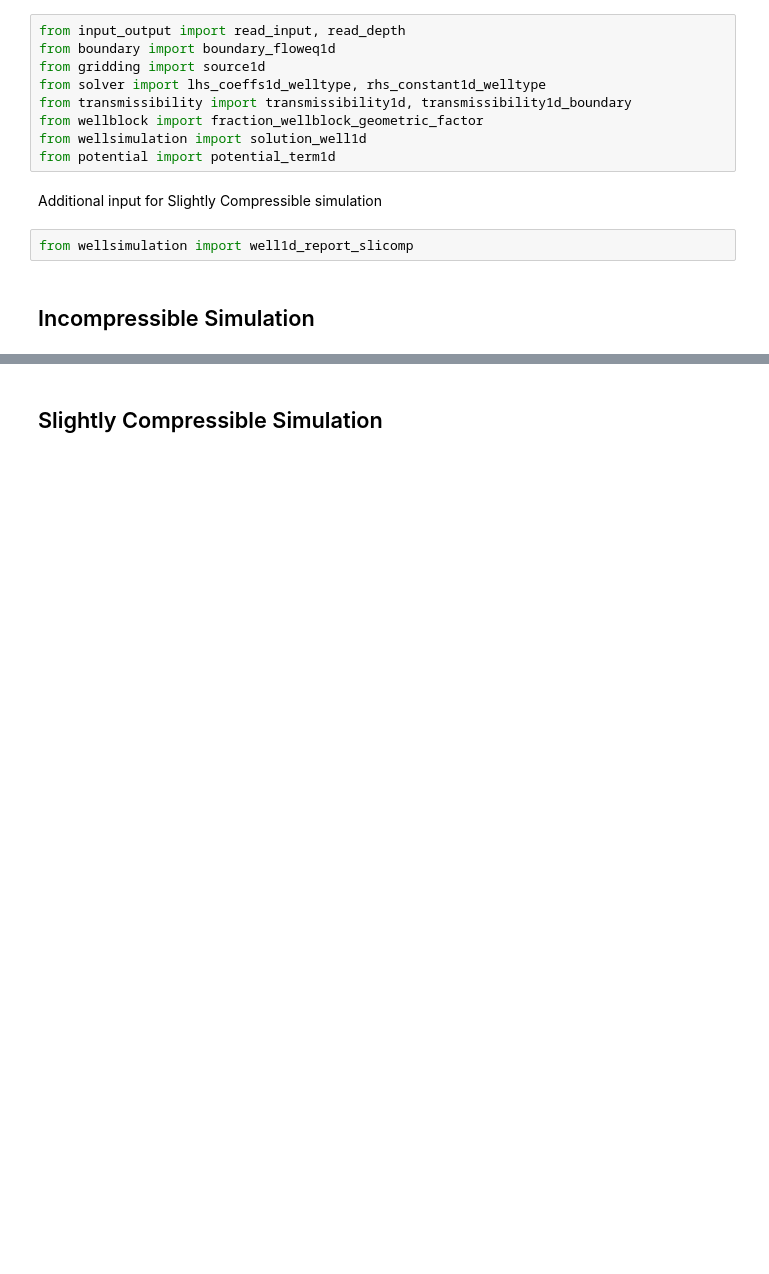
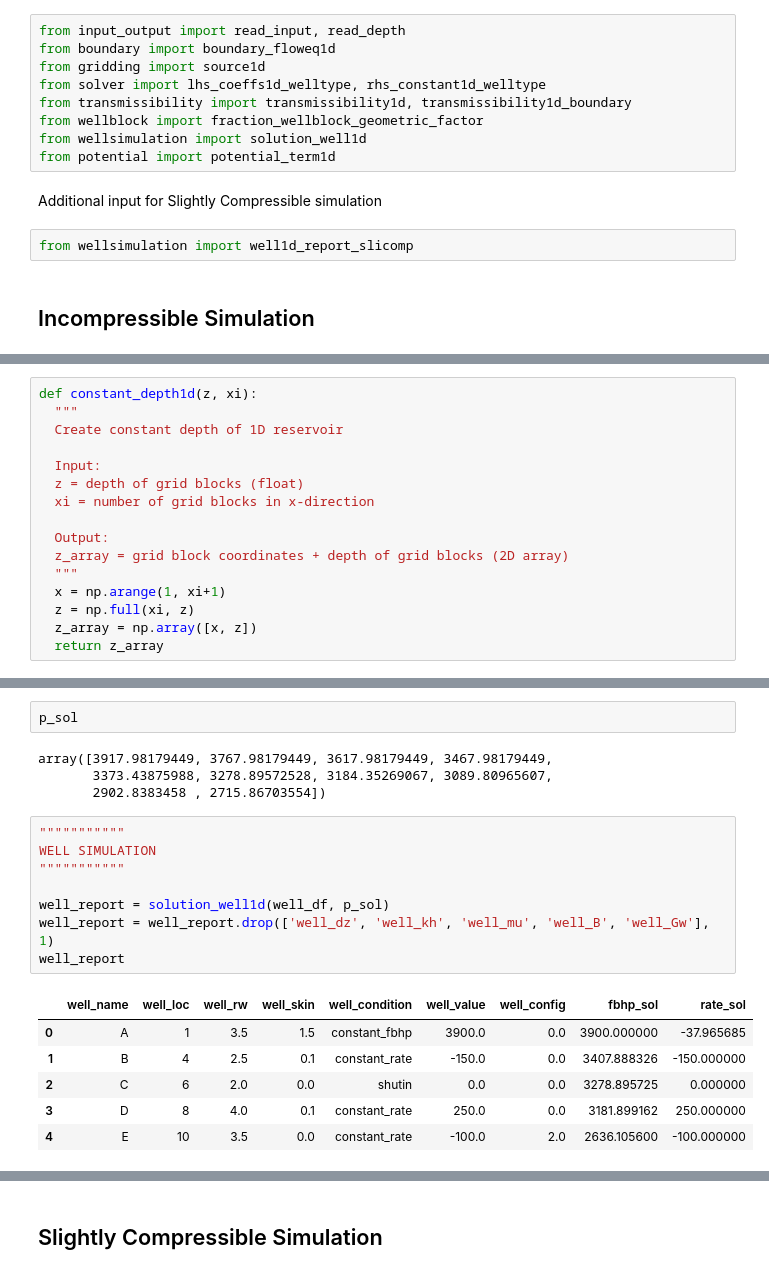
Before and after one commit to yohanesnuwara/pyresim, a Jupyter notebook: simulators/PyReSim1d.ipynb, the cells around one changed output, grey strips where cells are left out. Cells and saved outputs as stored; diff of their text form; blank space fills up the shorter version.

```diff
--- a/simulators/PyReSim1d.ipynb
+++ b/simulators/PyReSim1d.ipynb
@@ -34,0 +37,16 @@ from wellsimulation import well1d_report_slicomp
+# %%
+def constant_depth1d(z, xi):
+  """
+  Create constant depth of 1D reservoir
+
+  Input:
+  z = depth of grid blocks (float)
+  xi = number of grid blocks in x-direction
+
+  Output:
+  z_array = grid block coordinates + depth of grid blocks (2D array)
+  """
+  x = np.arange(1, xi+1)
+  z = np.full(xi, z)
+  z_array = np.array([x, z])
+  return z_array
@@ -34,0 +254,21 @@ from wellsimulation import well1d_report_slicomp
+# %%
+p_sol
+# %% [output]
+array([3917.98179449, 3767.98179449, 3617.98179449, 3467.98179449,
+       3373.43875988, 3278.89572528, 3184.35269067, 3089.80965607,
+       2902.8383458 , 2715.86703554])
+# %%
+"""""""""""
+WELL SIMULATION
+"""""""""""
+
+well_report = solution_well1d(well_df, p_sol)
+well_report = well_report.drop(['well_dz', 'well_kh', 'well_mu', 'well_B', 'well_Gw'], 1)
+well_report
+# %% [output]
+|  | well_name | well_loc | well_rw | well_skin | well_condition | well_value | well_config | fbhp_sol | rate_sol |
+| 0 | A | 1 | 3.5 | 1.5 | constant_fbhp | 3900.0 | 0.0 | 3900.000000 | -37.965685 |
+| 1 | B | 4 | 2.5 | 0.1 | constant_rate | -150.0 | 0.0 | 3407.888326 | -150.000000 |
+| 2 | C | 6 | 2.0 | 0.0 | shutin | 0.0 | 0.0 | 3278.895725 | 0.000000 |
+| 3 | D | 8 | 4.0 | 0.1 | constant_rate | 250.0 | 0.0 | 3181.899162 | 250.000000 |
+| 4 | E | 10 | 3.5 | 0.0 | constant_rate | -100.0 | 2.0 | 2636.105600 | -100.000000 |
```
Also changed, not shown: parts of 14 cells of this notebook.
